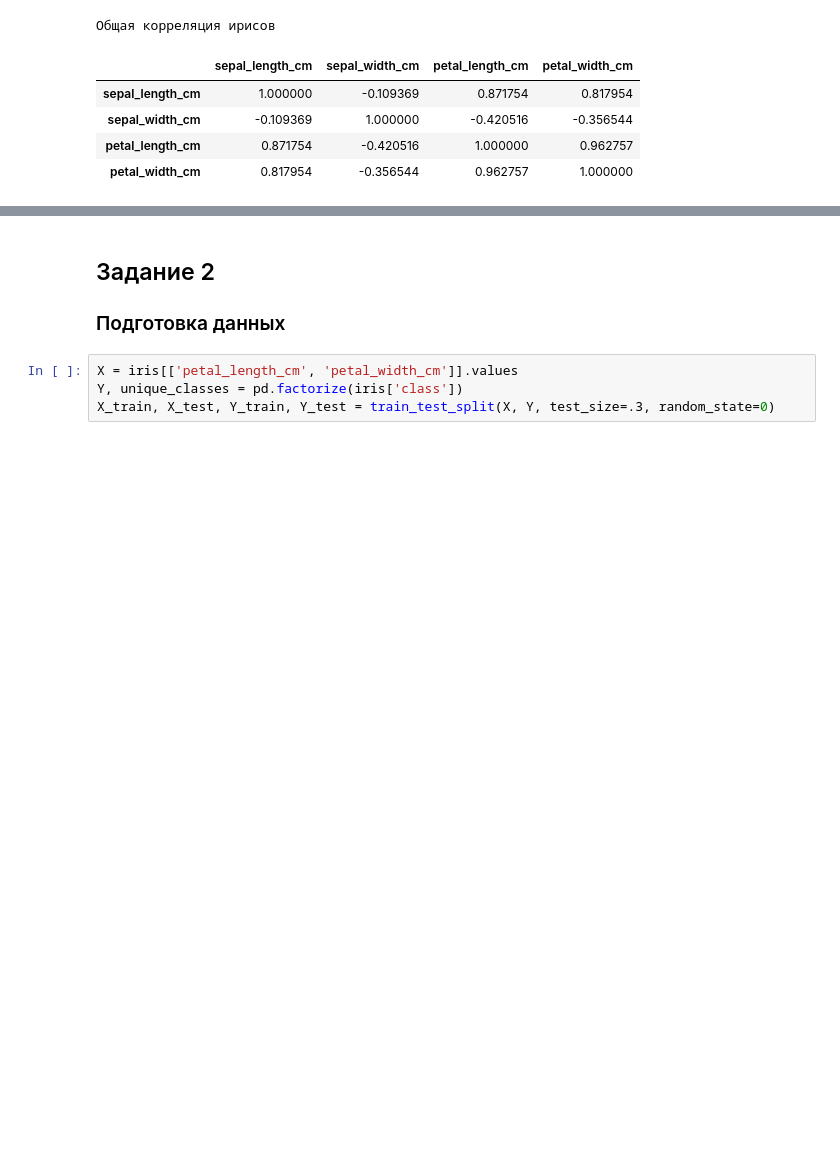
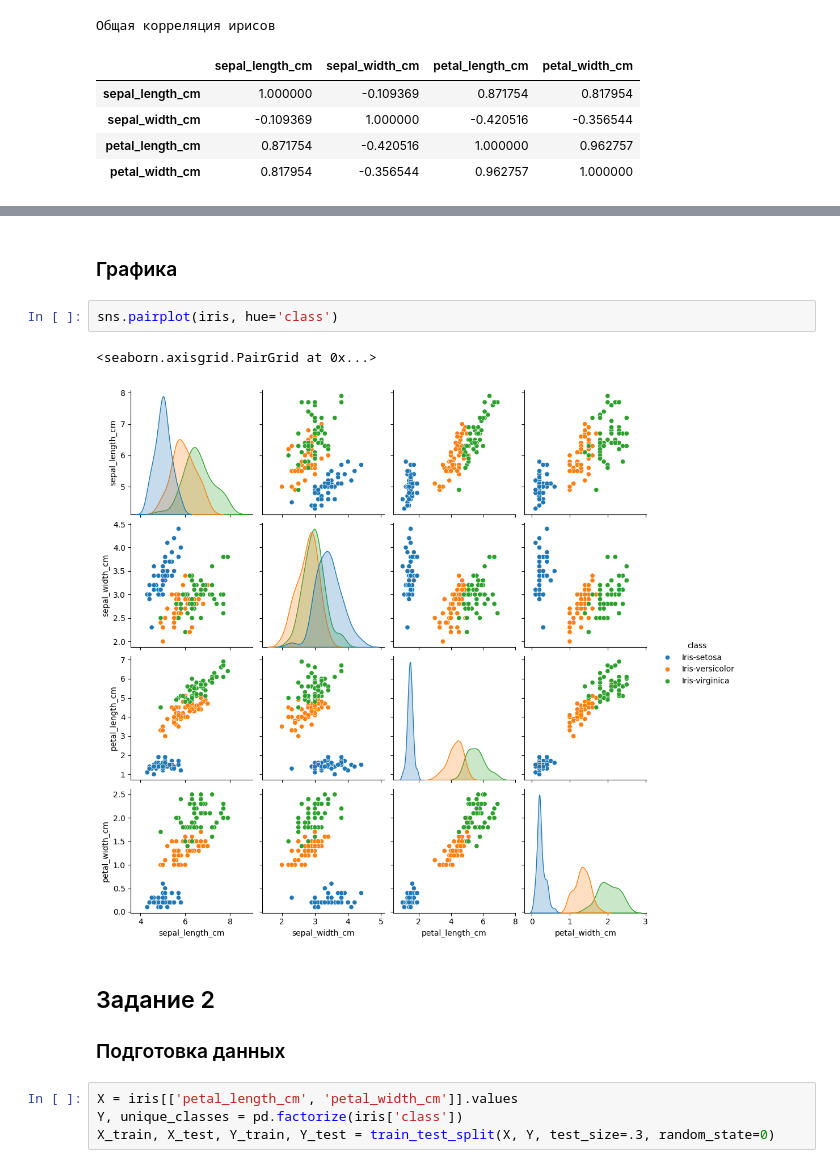
Before and after one commit to ramen-badr/MachineLearning, a Jupyter notebook: Lab_1/lab_1.ipynb, the cells around one changed output, grey strips where cells are left out. Drawn from its saved outputs; the diff is of its cells as text; blank space fills up the shorter version.

Commit message:
add graphics for task 1

```diff
--- a/Lab_1/lab_1.ipynb
+++ b/Lab_1/lab_1.ipynb
@@ -57,6 +58,13 @@ iris.groupby("class").corr(numeric_only=True)
 |  | sepal_width_cm | 0.457228 | 1.000000 | 0.401045 | 0.537728 |
 |  | petal_length_cm | 0.864225 | 0.401045 | 1.000000 | 0.322108 |
 |  | petal_width_cm | 0.281108 | 0.537728 | 0.322108 | 1.000000 |
+# %% [markdown]
+### Графика
+# %%
+sns.pairplot(iris, hue='class')
+# %% [output]
+<seaborn.axisgrid.PairGrid at 0x...>
+[figure, added]
 # %% [markdown]
 ## Задание 2
 
```
Also changed, not shown: parts of 4 cells of this notebook.
